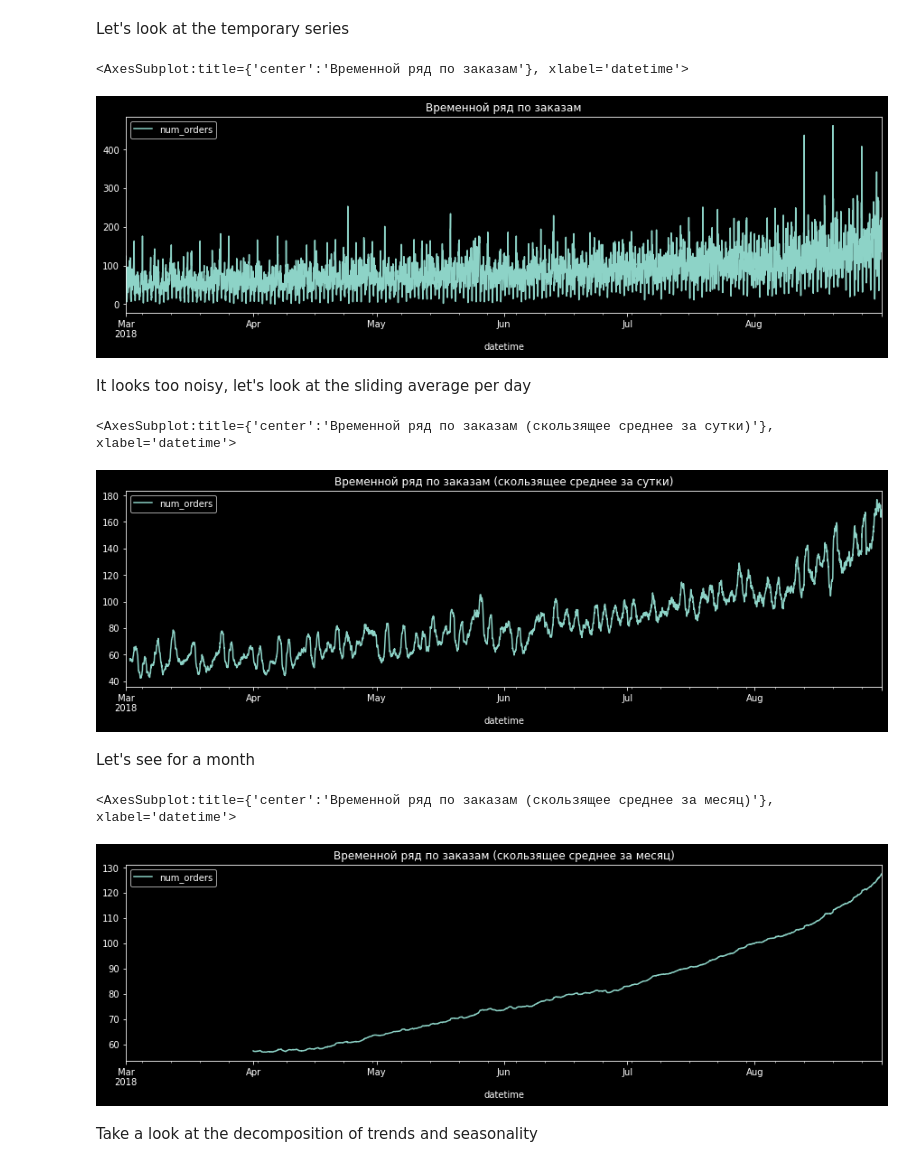
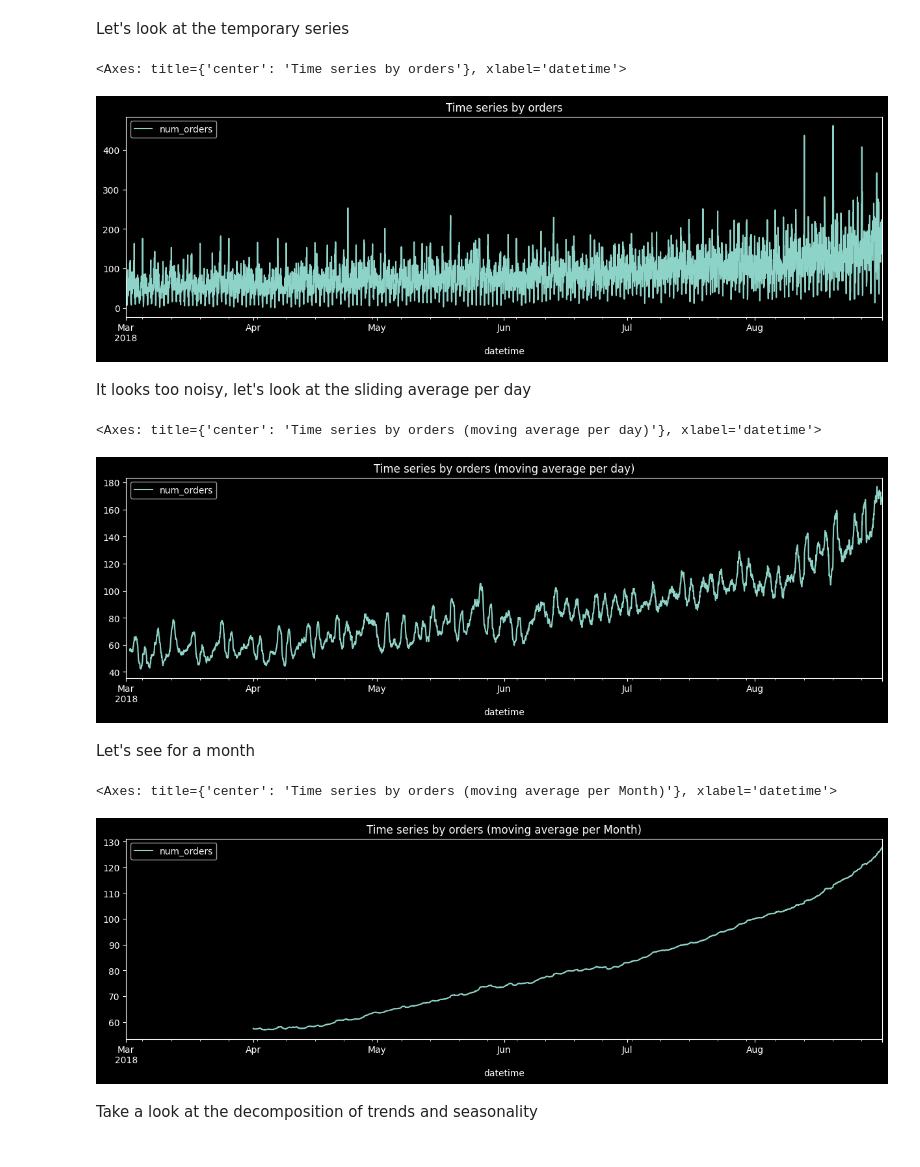
Before and after one commit to PSImera/Yandex.practicum.ds, a Jupyter notebook: project_sprint_15_taxi/taxi_ENG.ipynb, the cells around one changed output. Cells and saved outputs as stored; diff of their text form; code cells hidden in the pictures.

```diff
--- a/project_sprint_15_taxi/taxi_ENG.ipynb
+++ b/project_sprint_15_taxi/taxi_ENG.ipynb
@@ -91,24 +85,24 @@ df.describe()
 # %% [markdown]
 Let's look at the temporary series
 # %%
-df.plot(figsize=(15,4), title='Временной ряд по заказам')
+df.plot(figsize=(15,4), title='Time series by orders')
 # %% [output]
-<AxesSubplot:title={'center':'Временной ряд по заказам'}, xlabel='datetime'>
+<Axes: title={'center': 'Time series by orders'}, xlabel='datetime'>
-[figure, old version]
+[figure, new version]
 # %% [markdown]
 It looks too noisy, let's look at the sliding average per day
 # %%
-df.rolling(24).mean().plot(figsize=(15,4), title='Временной ряд по заказам (скользящее среднее за сутки)')
+df.rolling(24).mean().plot(figsize=(15,4), title='Time series by orders (moving average per day)')
 # %% [output]
-<AxesSubplot:title={'center':'Временной ряд по заказам (скользящее среднее за сутки)'}, xlabel='datetime'>
+<Axes: title={'center': 'Time series by orders (moving average per day)'}, xlabel='datetime'>
-[figure, old version]
+[figure, new version]
 # %% [markdown]
 Let's see for a month
 # %%
-df.rolling(24*31).mean().plot(figsize=(15,4), title='Временной ряд по заказам (скользящее среднее за месяц)')
+df.rolling(24*31).mean().plot(figsize=(15,4), title='Time series by orders (moving average per Month)')
 # %% [output]
-<AxesSubplot:title={'center':'Временной ряд по заказам (скользящее среднее за месяц)'}, xlabel='datetime'>
+<Axes: title={'center': 'Time series by orders (moving average per Month)'}, xlabel='datetime'>
-[figure, old version]
+[figure, new version]
 # %% [markdown]
 Take a look at the decomposition of trends and seasonality
 # %%
```
Also changed, not shown: parts of 13 cells of this notebook, 6 other files.
